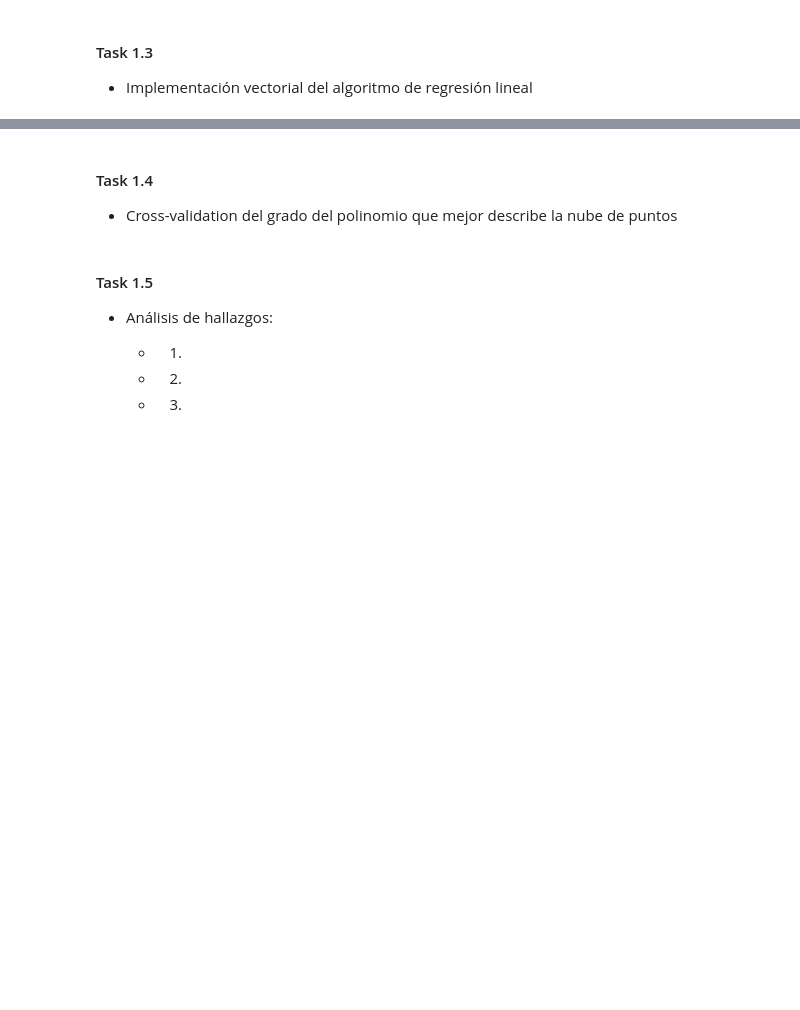
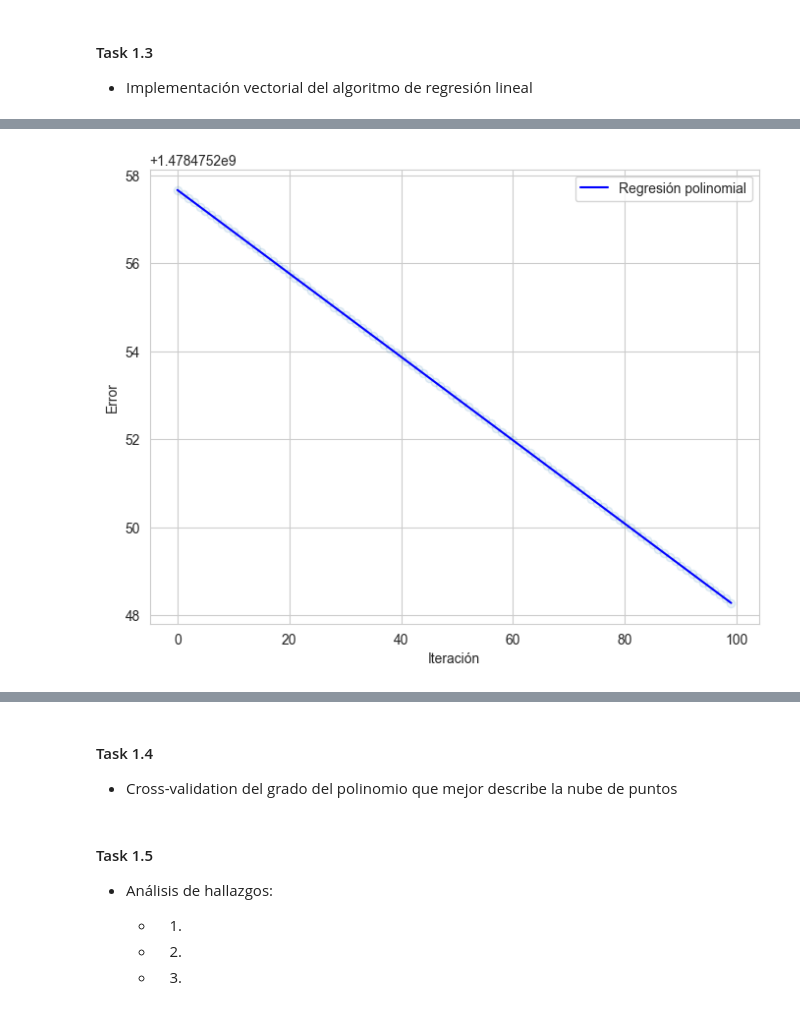
Before and after one commit to aleg001/Lab4-IA, a Jupyter notebook: Lab4.ipynb, the cells around one changed output, grey strips where cells are left out. Saved outputs shown, nothing was run; the diff lists cells and outputs as text; code cells hidden in the pictures; blank space fills up the shorter version.

```diff
--- a/Lab4.ipynb
+++ b/Lab4.ipynb
@@ -216,2 +231,13 @@ plt.show()
+# %%
+sns.set_style('whitegrid')
+plt.figure(figsize=(8,6))
+plt.scatter(xT, yT, alpha=0.1)
+plt.plot(xT, yT, color='b', label='Regresión polinomial')
+plt.legend()
+plt.xlabel('Iteración')
+plt.ylabel('Error')
+plt.show()
+# %% [output]
+[figure, added]
 # %%
 #Válidación con los datos de prueba
```
Also changed, not shown: parts of 11 cells of this notebook.
